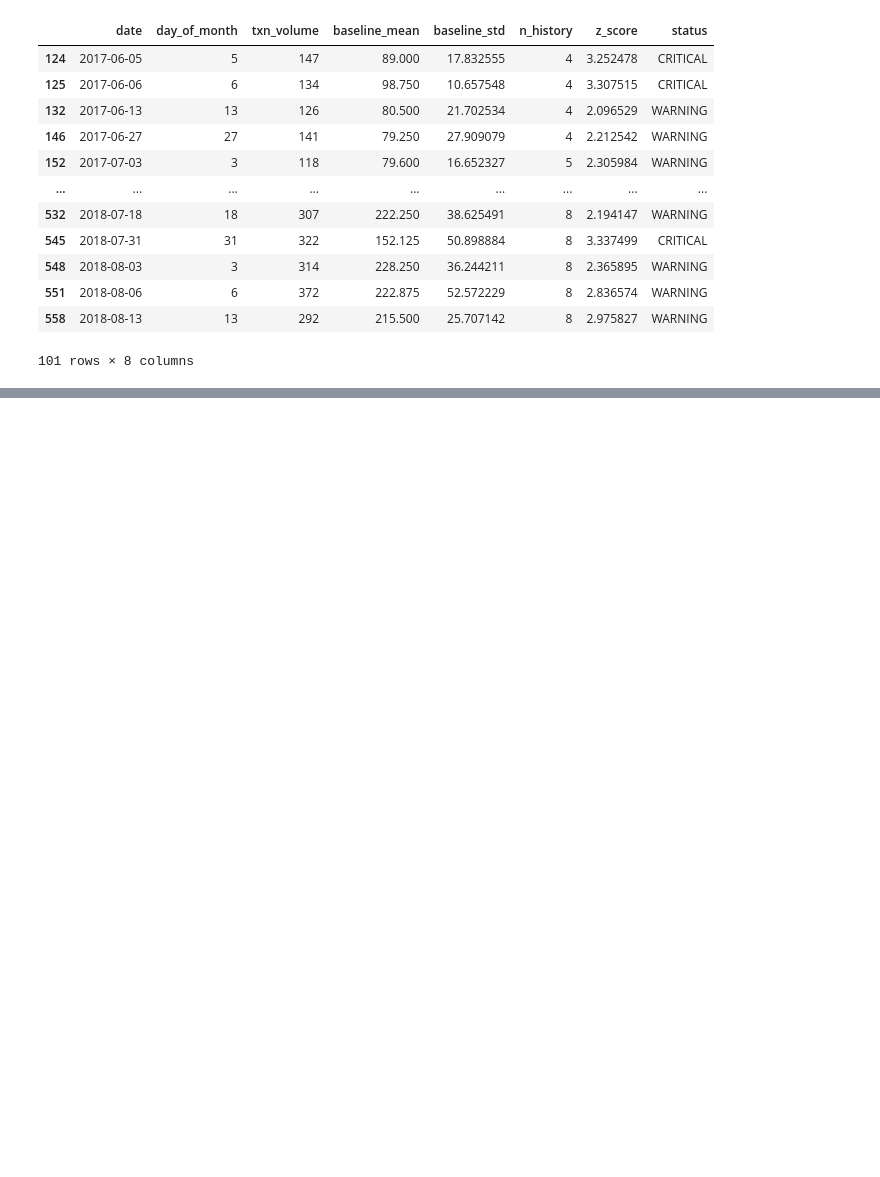
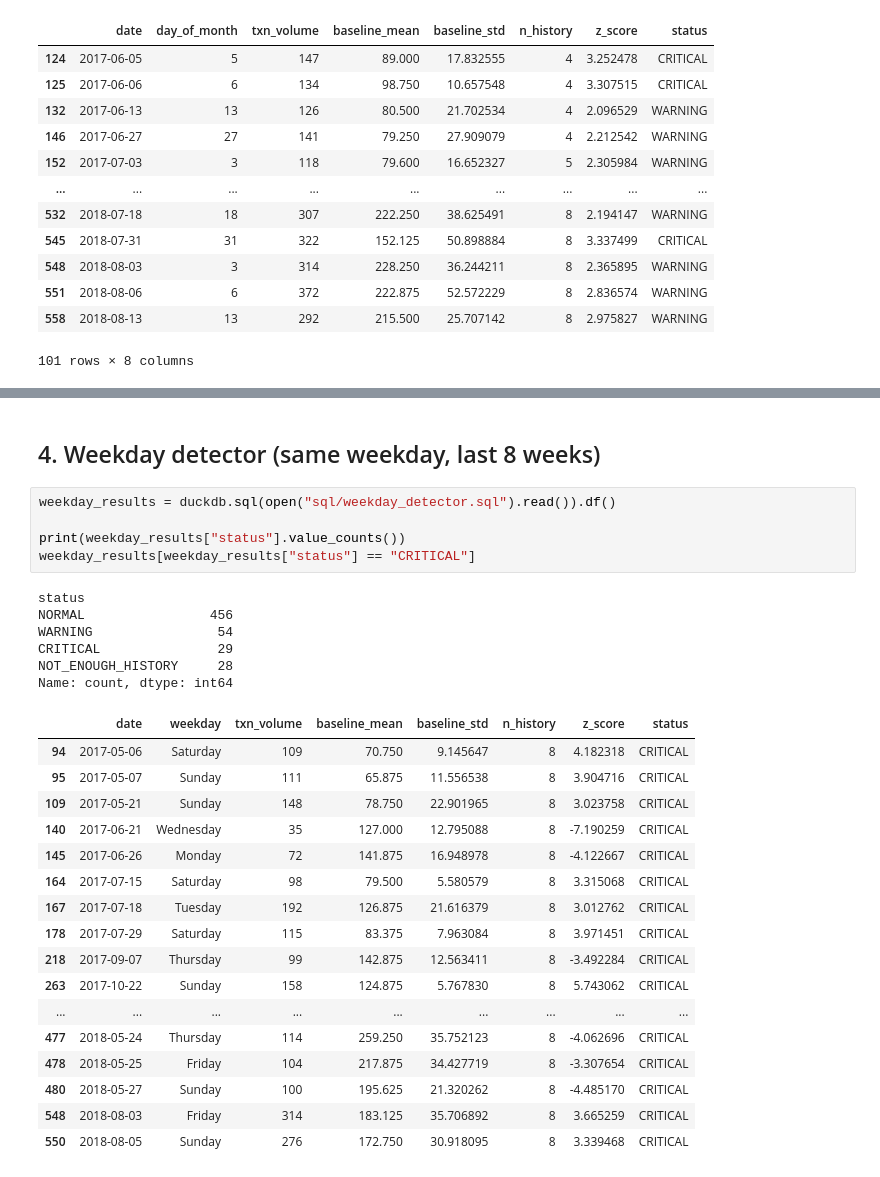
Before and after one commit to lovellad/transaction-anomaly-detector, a Jupyter notebook: anomaly_detection.ipynb, the cells around one changed output, grey strips where cells are left out. Cells and saved outputs as stored; diff of their text form; blank space fills up the shorter version.

Commit message:
Add weekday detector

```diff
--- a/anomaly_detection.ipynb
+++ b/anomaly_detection.ipynb
@@ -81,0 +98,31 @@ Name: count, dtype: int64
+# %% [markdown]
+## 4. Weekday detector (same weekday, last 8 weeks)
+# %%
+weekday_results = duckdb.sql(open("sql/weekday_detector.sql").read()).df()
+
+print(weekday_results["status"].value_counts())
+weekday_results[weekday_results["status"] == "CRITICAL"]
+# %% [output]
+status
+NORMAL                456
+WARNING                54
+CRITICAL               29
+NOT_ENOUGH_HISTORY     28
+Name: count, dtype: int64
+|  | date | weekday | txn_volume | baseline_mean | baseline_std | n_history | z_score | status |
+| 94 | 2017-05-06 | Saturday | 109 | 70.750 | 9.145647 | 8 | 4.182318 | CRITICAL |
+| 95 | 2017-05-07 | Sunday | 111 | 65.875 | 11.556538 | 8 | 3.904716 | CRITICAL |
+| 109 | 2017-05-21 | Sunday | 148 | 78.750 | 22.901965 | 8 | 3.023758 | CRITICAL |
+| 140 | 2017-06-21 | Wednesday | 35 | 127.000 | 12.795088 | 8 | -7.190259 | CRITICAL |
+| 145 | 2017-06-26 | Monday | 72 | 141.875 | 16.948978 | 8 | -4.122667 | CRITICAL |
+| 164 | 2017-07-15 | Saturday | 98 | 79.500 | 5.580579 | 8 | 3.315068 | CRITICAL |
+| 167 | 2017-07-18 | Tuesday | 192 | 126.875 | 21.616379 | 8 | 3.012762 | CRITICAL |
+| 178 | 2017-07-29 | Saturday | 115 | 83.375 | 7.963084 | 8 | 3.971451 | CRITICAL |
+| 218 | 2017-09-07 | Thursday | 99 | 142.875 | 12.563411 | 8 | -3.492284 | CRITICAL |
+| 263 | 2017-10-22 | Sunday | 158 | 124.875 | 5.767830 | 8 | 5.743062 | CRITICAL |
+| ... | ... | ... | ... | ... | ... | ... | ... | ... |
+| 477 | 2018-05-24 | Thursday | 114 | 259.250 | 35.752123 | 8 | -4.062696 | CRITICAL |
+| 478 | 2018-05-25 | Friday | 104 | 217.875 | 34.427719 | 8 | -3.307654 | CRITICAL |
+| 480 | 2018-05-27 | Sunday | 100 | 195.625 | 21.320262 | 8 | -4.485170 | CRITICAL |
+| 548 | 2018-08-03 | Friday | 314 | 183.125 | 35.706892 | 8 | 3.665259 | CRITICAL |
+| 550 | 2018-08-05 | Sunday | 276 | 172.750 | 30.918095 | 8 | 3.339468 | CRITICAL |
```
Also changed, not shown: parts of 2 cells of this notebook, 1 other file.
